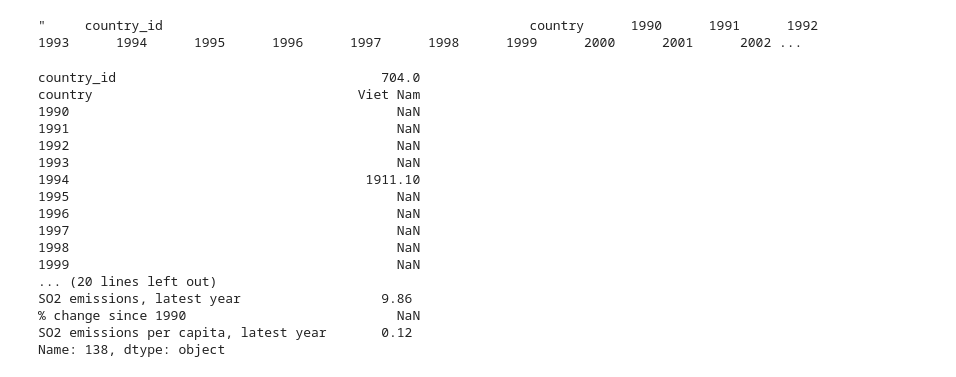
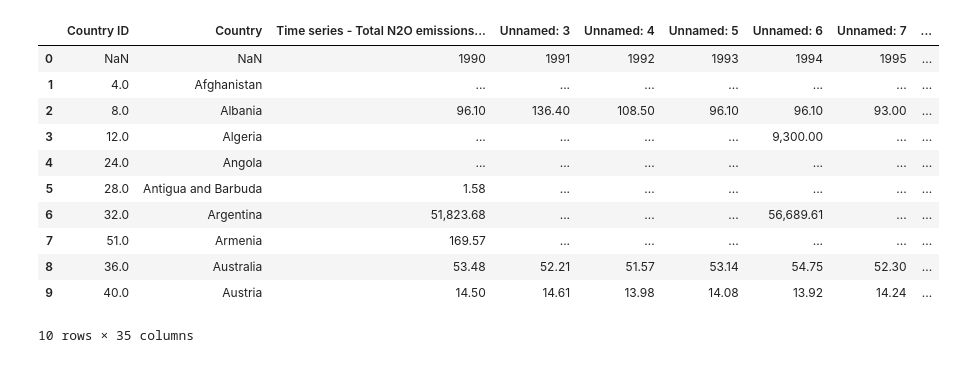
Before and after one commit to kozyreviva/Climat, a Jupyter notebook: Air_Indicators/climat.ipynb, the cells around one changed output. Saved outputs shown, nothing was run; the diff lists cells and outputs as text; code cells hidden in the pictures.

```diff
--- a/Air_Indicators/climat.ipynb
+++ b/Air_Indicators/climat.ipynb
@@ -106,6 +109,21 @@ df_so2 = pd.read_csv("SO2_emissions.csv")
 df_ch4 = pd.read_csv("CH4_Emissions.csv")
 df_ghg = pd.read_csv("GHG_Emissions.csv")
 df_nox = pd.read_csv("NOx_Emissions.csv")
+# %%
+df_n2o.head(10)
+# %% [output]
+|  | Country ID | Country | Time series - Total N2O emissions... | Unnamed: 3 | Unnamed: 4 | Unnamed: 5 | Unnamed: 6 | Unnamed: 7 | ... |
+| 0 | NaN | NaN | 1990 | 1991 | 1992 | 1993 | 1994 | 1995 | ... |
+| 1 | 4.0 | Afghanistan | ... | ... | ... | ... | ... | ... | ... |
+| 2 | 8.0 | Albania | 96.10 | 136.40 | 108.50 | 96.10 | 96.10 | 93.00 | ... |
+| 3 | 12.0 | Algeria | ... | ... | ... | ... | 9,300.00 | ... | ... |
+| 4 | 24.0 | Angola | ... | ... | ... | ... | ... | ... | ... |
+| 5 | 28.0 | Antigua and Barbuda | 1.58 | ... | ... | ... | ... | ... | ... |
+| 6 | 32.0 | Argentina | 51,823.68 | ... | ... | ... | 56,689.61 | ... | ... |
+| 7 | 51.0 | Armenia | 169.57 | ... | ... | ... | ... | ... | ... |
+| 8 | 36.0 | Australia | 53.48 | 52.21 | 51.57 | 53.14 | 54.75 | 52.30 | ... |
+| 9 | 40.0 | Austria | 14.50 | 14.61 | 13.98 | 14.08 | 13.92 | 14.24 | ... |
+10 rows × 35 columns
 # %%
 df_n2o = new_col_name(df_n2o)
 df_co2 = new_col_name(df_co2)
@@ -120,30 +138,6 @@ df_ghg = replace_to_na(df_ghg)
 df_so2 = replace_to_na(df_so2)
 df_nox = replace_to_na(df_nox)
 df_ch4 = replace_to_na(df_ch4)
-# %%
-df_so2.to_string()
-# %% [output]
-"     country_id                                               country      1990      1991      1992      1993      1994      1995      1996      1997      1998      1999      2000      2001      2002 ...
-# %%
-df_so2.iloc[138]
-# %% [output]
-country_id                                  704.0
-country                                  Viet Nam
-1990                                          NaN
-1991                                          NaN
-1992                                          NaN
-1993                                          NaN
-1994                                      1911.10
-1995                                          NaN
-1996                                          NaN
-1997                                          NaN
-1998                                          NaN
-1999                                          NaN
-... (20 lines left out)
-SO2 emissions, latest year                  9.86
-% change since 1990                           NaN
-SO2 emissions per capita, latest year       0.12
-Name: 138, dtype: object
 # %%
 change_type(df_n2o)
 change_type(df_co2)
```
Also changed, not shown: parts of 11 cells of this notebook.
